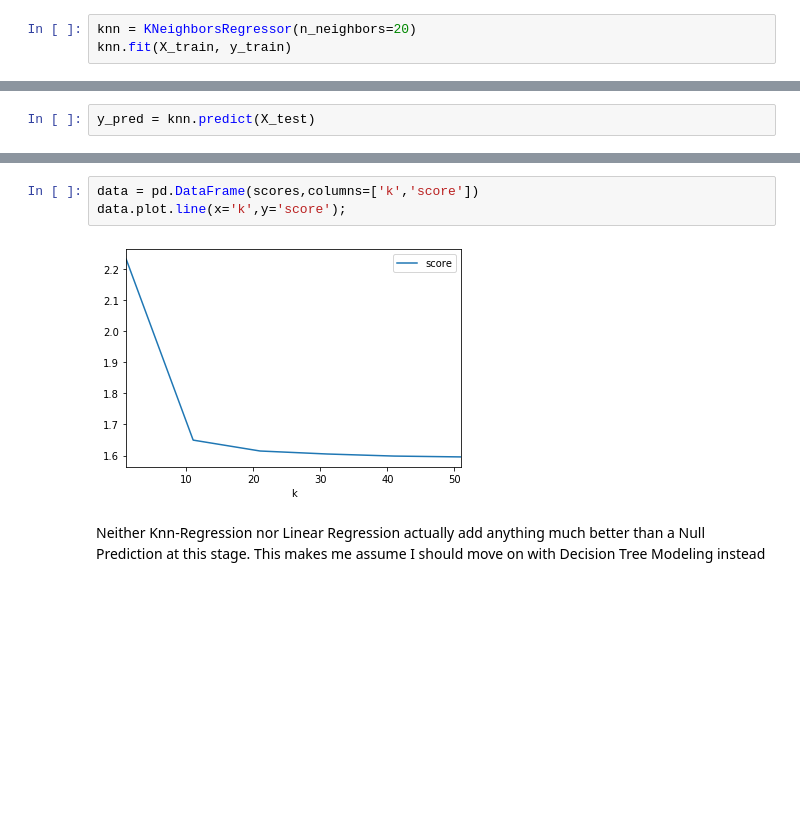
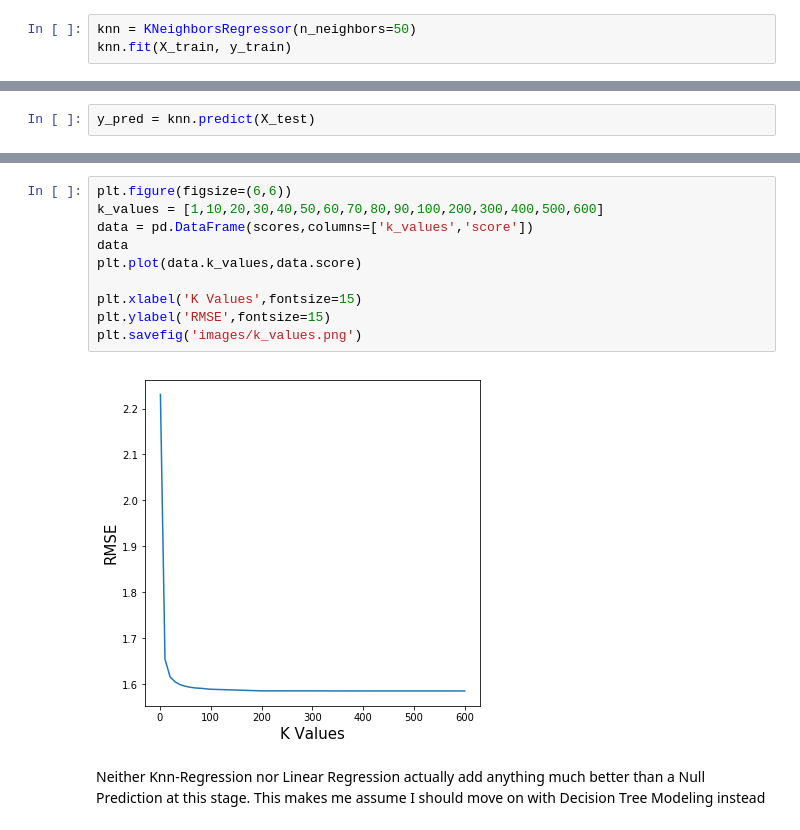
Before and after one commit to the-rahul-kumar/project-hotel-ratings-prediction, a Jupyter notebook: EDA_Final.ipynb, the cells around one changed output, grey strips where cells are left out. Saved outputs shown, nothing was run; the diff lists cells and outputs as text; blank space fills up the shorter version.

```diff
--- a/EDA_Final.ipynb
+++ b/EDA_Final.ipynb
@@ -980,7 +1056,7 @@ linreg.score(X_test,y_test)
 # %% [markdown]
 ### Knn-Regression
 # %%
-knn = KNeighborsRegressor(n_neighbors=20)
+knn = KNeighborsRegressor(n_neighbors=50)
 knn.fit(X_train, y_train)
 # %% [output]
 KNeighborsRegressor(algorithm='auto', leaf_size=30, metric='minkowski',
@@ -1011,8 +1114,15 @@ for k in range(1,52,10):
-# %%
-data = pd.DataFrame(scores,columns=['k','score'])
-data.plot.line(x='k',y='score');
-# %% [output]
-[figure, removed]
+# %%
+plt.figure(figsize=(6,6))
+k_values = [1,10,20,30,40,50,60,70,80,90,100,200,300,400,500,600]
+data = pd.DataFrame(scores,columns=['k_values','score'])
+data
+plt.plot(data.k_values,data.score)
+
+plt.xlabel('K Values',fontsize=15)
+plt.ylabel('RMSE',fontsize=15)
+plt.savefig('images/k_values.png')
+# %% [output]
+[figure, added]
 # %% [markdown]
 Neither Knn-Regression nor Linear Regression actually add anything much better than a Null Prediction at this stage.
 This makes me assume I should move on with Decision Tree Modeling instead
```
Also changed, not shown: parts of 33 cells of this notebook, 11 other files.
